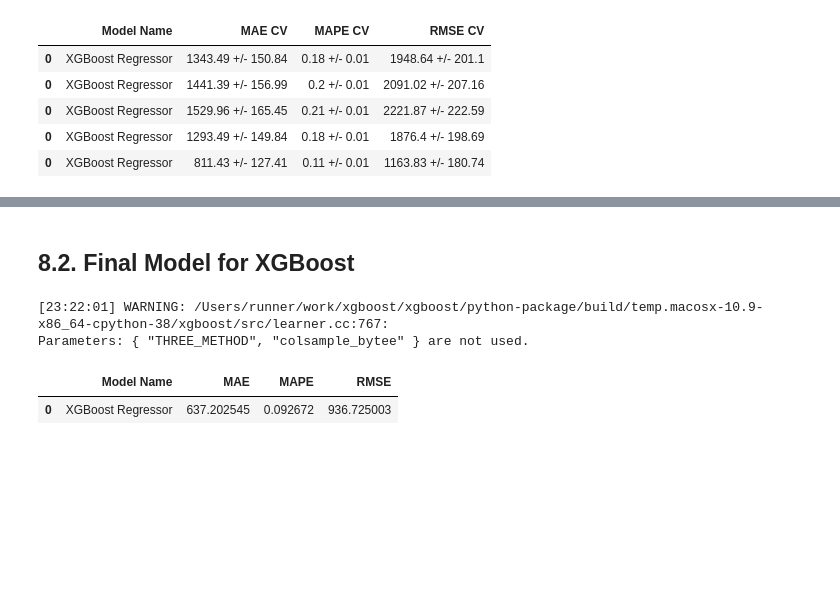
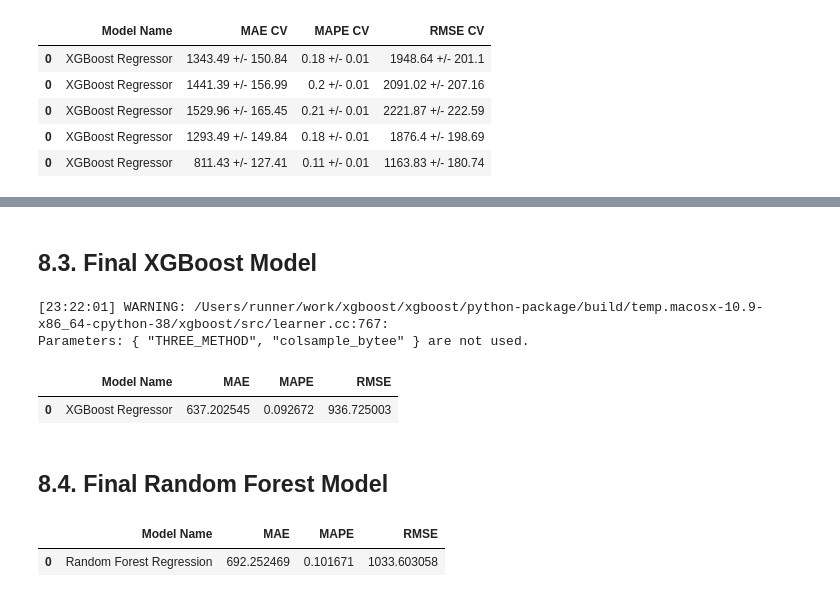
Before and after one commit to lucasquemelli/Rossman_Store_Sales, a Jupyter notebook: rossmann_store_sales.ipynb, the cells around one changed output, grey strips where cells are left out. Saved outputs shown, nothing was run; the diff lists cells and outputs as text; code cells hidden in the pictures; blank space fills up the shorter version.

```diff
--- a/rossmann_store_sales.ipynb
+++ b/rossmann_store_sales.ipynb
@@ -2284,5 +2312,5 @@ Parameters: { "colsample_bytee", "njobs" } are not used.
 # %% [markdown]
-## 8.2. Final Model for XGBoost
+## 8.3. Final XGBoost Model
 # %%
 param_tuned = {
     'n_estimators': 2500,
@@ -2315,3 +2343,23 @@ xgb_result_tuned
 Parameters: { "THREE_METHOD", "colsample_bytee" } are not used.
 |  | Model Name | MAE | MAPE | RMSE |
 | 0 | XGBoost Regressor | 637.202545 | 0.092672 | 936.725003 |
+# %% [markdown]
+## 8.4. Final Random Forest Model
+# %%
+param_tuned = {
+    'n_estimators': 50,
+    'max_depth': 30,
+        }
+# %%
+# model
+rf_tuned = RandomForestRegressor(n_estimators=param_tuned["n_estimators"], max_depth=param_tuned["max_depth"], n_jobs=-1, random_state=42).fit(x_train, y_train)
+
+# prediction
+yhat_rf_tuned = rf_tuned.predict(x_test)
+
+# performance
+rf_result_tuned = ml_error("Random Forest Regression", np.expm1(y_test), np.expm1(yhat_rf_tuned))
+rf_result_tuned
+# %% [output]
+|  | Model Name | MAE | MAPE | RMSE |
+| 0 | Random Forest Regression | 692.252469 | 0.101671 | 1033.603058 |
```
Also changed, not shown: parts of 4 cells of this notebook.
